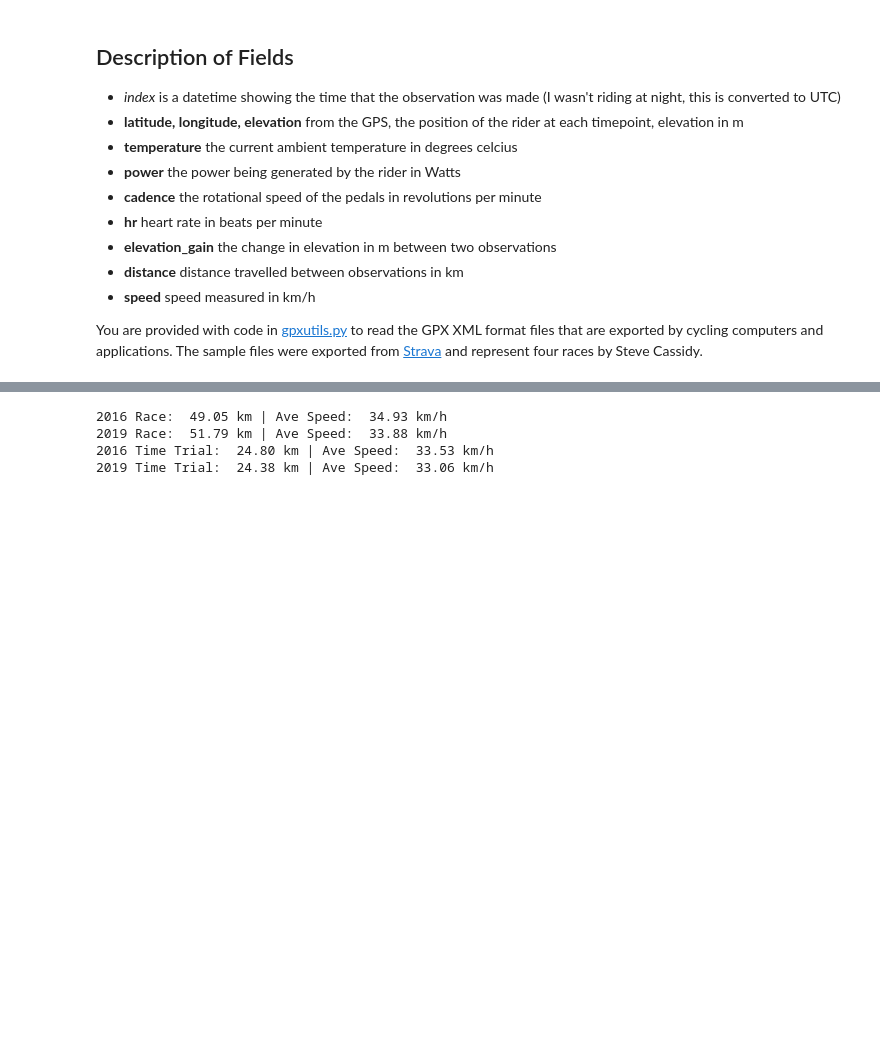
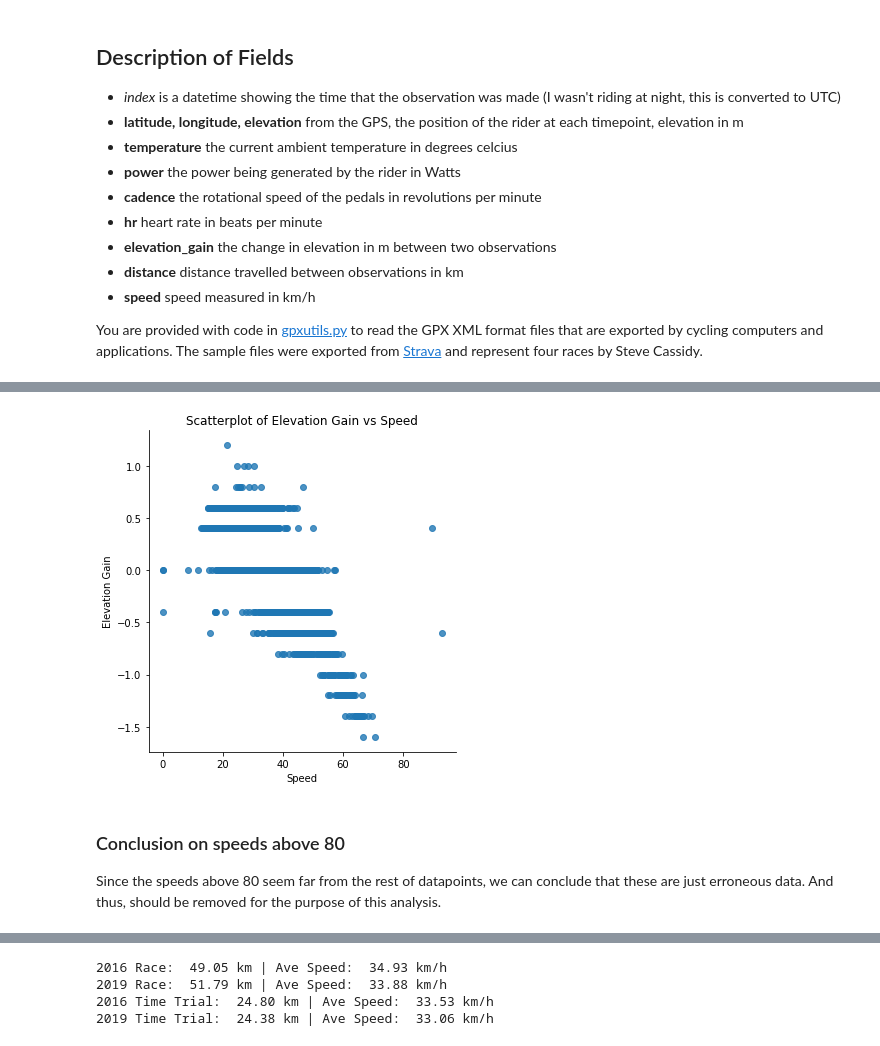
Before and after one commit to walthersy/DataScience-Portfolio, a Jupyter notebook: Portfolio 1.ipynb, the cells around one changed output, grey strips where cells are left out. Drawn from its saved outputs; the diff is of its cells as text; code cells hidden in the pictures; blank space fills up the shorter version.

```diff
--- a/Portfolio 1.ipynb
+++ b/Portfolio 1.ipynb
@@ -53,0 +112,18 @@ rr_2016.head()
+# %%
+# Create scatterplot
+ax = sns.lmplot(x='speed',
+           y='elevation_gain',
+          data=df.query('dataset=="2016 Race"'),
+          fit_reg = False)
+
+# Set labels
+ax.set(xlabel='Speed',
+       ylabel = "Elevation Gain",
+      title = 'Scatterplot of Elevation Gain vs Speed')
+plt.show(ax)
+# %% [output]
+[figure, added]
+# %% [markdown]
+### Conclusion on speeds above 80
+
+Since the speeds above 80 seem far from the rest of datapoints, we can conclude that these are just erroneous data.  And thus, should be removed for the purpose of this analysis.
```
Also changed, not shown: parts of 21 cells of this notebook.
